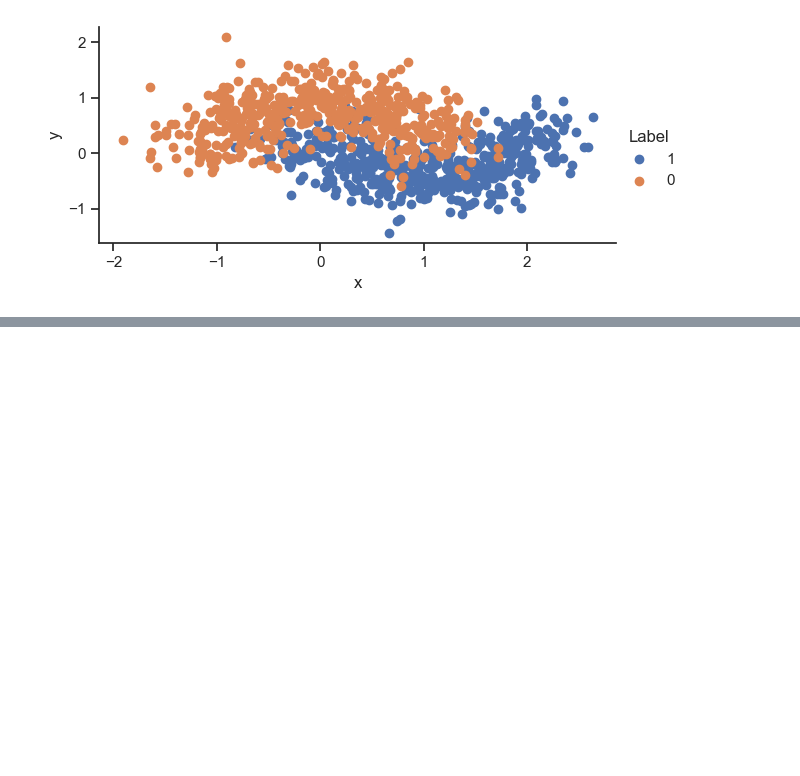
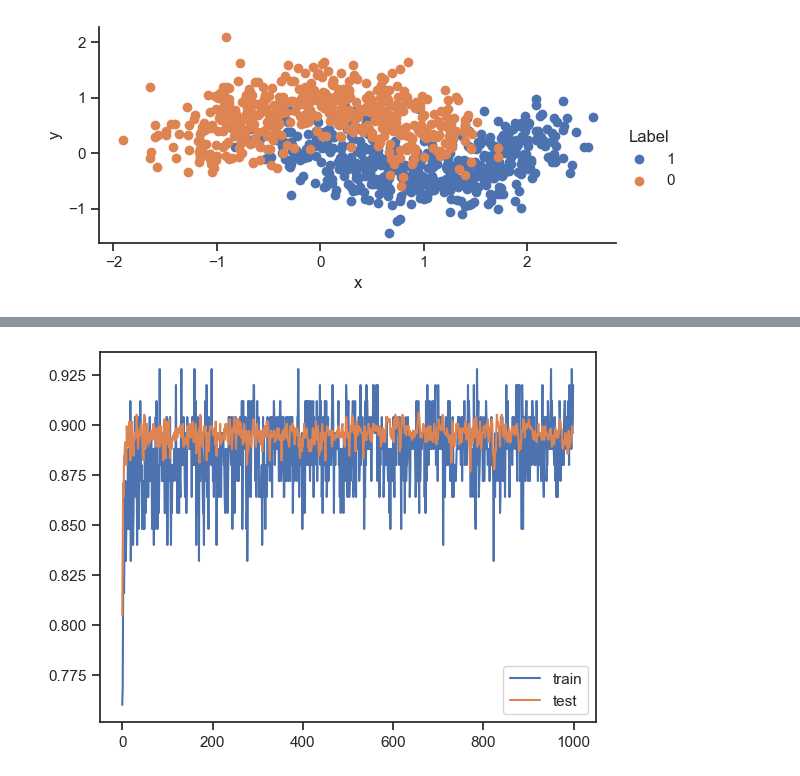
Before and after one commit to dineshsinghbisht/masterdegree, a Jupyter notebook: exercises/advdeeplearningNneuralnetwork/exc7/Exercise7-S25.ipynb, the cells around one changed output, grey strips where cells are left out. Drawn from its saved outputs; the diff is of its cells as text; code cells hidden in the pictures; blank space fills up the shorter version.

```diff
--- a/exercises/advdeeplearningNneuralnetwork/exc7/Exercise7-S25.ipynb
+++ b/exercises/advdeeplearningNneuralnetwork/exc7/Exercise7-S25.ipynb
@@ -89,0 +148,27 @@ Write conclusion about results of used regularization methods
+# %%
+# Dropout
+## Use exactly same NN but add Dropout Regularization
+
+tf.keras.utils.set_random_seed(1) # to make the results reproducible
+
+model_dropout = tf.keras.Sequential([
+    tf.keras.layers.Dense(500,activation='relu',input_shape=(2,)),
+    tf.keras.layers.Dropout(0.5),
+    tf.keras.layers.Dense(1,activation='sigmoid')
+])
+opt = tf.keras.optimizers.Adam(learning_rate=0.1)
+model_dropout.compile(optimizer=opt,loss='binary_crossentropy',metrics=['accuracy'])
+history_dropout = model_dropout.fit(train_X,
+                train_y,
+                validation_data = (test_X,test_y),
+                batch_size = 2**5,
+                epochs=1000,
+                verbose=0)
+
+# Plot the accucary and validation accuracy
+plt.plot(history_dropout.history['accuracy'],label='train')
+plt.plot(history_dropout.history['val_accuracy'],label='test')
+plt.legend()
+plt.show()
+# %% [output]
+[figure, added]
```
Also changed, not shown: parts of 14 cells of this notebook, 1 other file.
